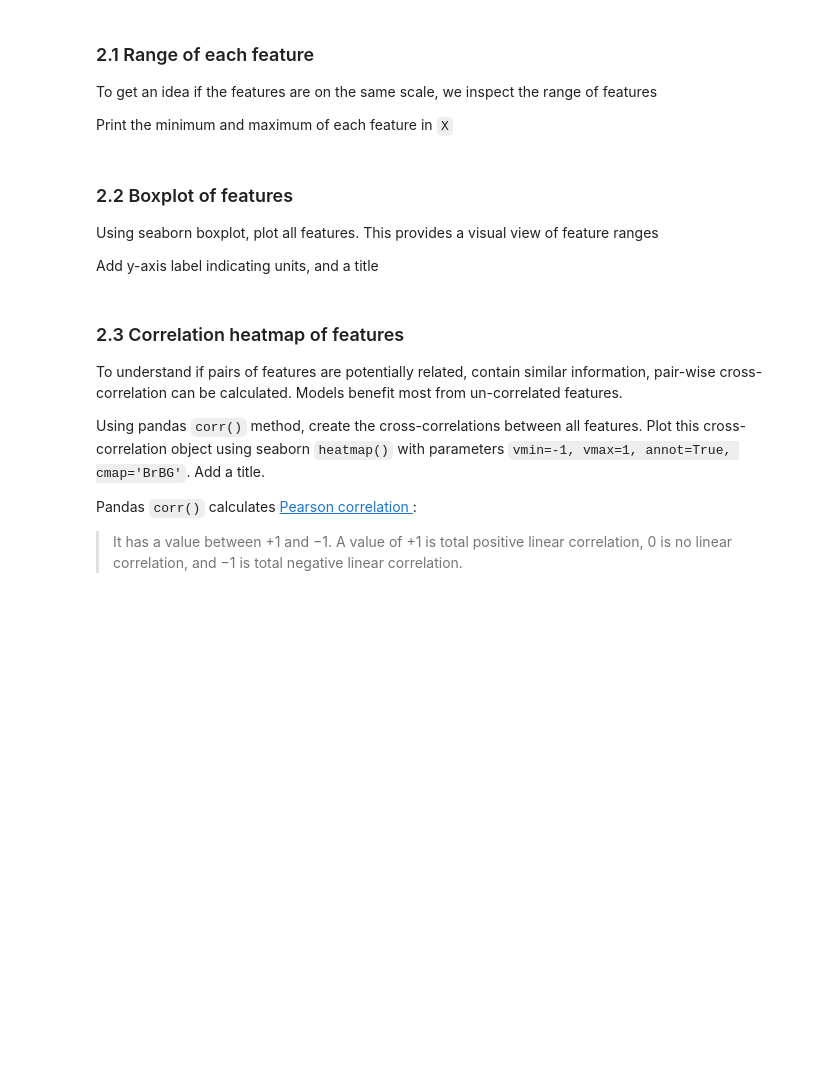
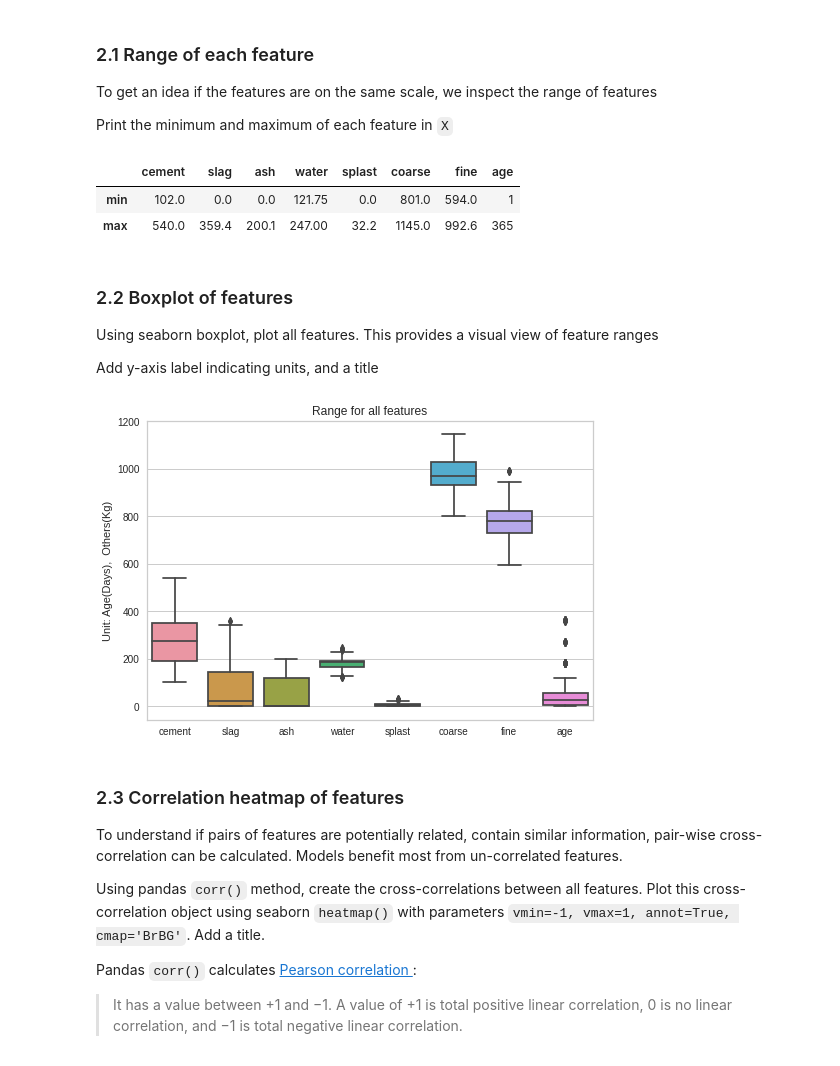
Before and after one commit to sofels/ENSF-611-Lab2, a Jupyter notebook: lab2.ipynb, the cells around one changed output. Cells and saved outputs as stored; diff of their text form; code cells hidden in the pictures; blank space fills up the shorter version.

```diff
--- a/lab2.ipynb
+++ b/lab2.ipynb
@@ -41,3 +48,6 @@ Load the Dataset object with `load_concrete()` using `return_dataset=True`
 Print the README of the Dataset object
 # %%
 #TODO: load the yellowbrick concrete Dataset object and access the README
+from yellowbrick.datasets.loaders import load_concrete
+conc_data = load_concrete(return_dataset=True)
+print(conc_data.README)
@@ -52,3 +80,11 @@ Load the concrete data set into feature matrix `X` and target vector `y`
 Print dimensions and type of `X`, `y`
 # %%
 #TODO: Load feature matrix X and target vector y, print shapes
+X, y = conc_data.to_data()
+print("Shape and Type of X")
+print(X.shape)
+print(type(X))
+
+print("Shape and Type of y")
+print(y.shape)
+print(type(y))
@@ -61,6 +113,11 @@ To get an idea if the features are on the same scale, we inspect the range of fe
 Print the minimum and maximum of each feature in `X`
 # %%
 # TODO: print range (minimum and maximum) of features
+X.aggregate(['min', 'max'])
+# %% [output]
+|  | cement | slag | ash | water | splast | coarse | fine | age |
+| min | 102.0 | 0.0 | 0.0 | 121.75 | 0.0 | 801.0 | 594.0 | 1 |
+| max | 540.0 | 359.4 | 200.1 | 247.00 | 32.2 | 1145.0 | 992.6 | 365 |
 # %% [markdown]
 ### 2.2 Boxplot of features
 Using seaborn boxplot, plot all features. This provides a visual view of feature ranges
@@ -71,3 +126,13 @@ Add y-axis label indicating units, and a title
+# %%
+#TODO: add boxplot of features
+#plotting boxplot
+sns.boxplot(data=X);
+
+#adding title and y-axis label
+plt.title("Range for all features")
+plt.ylabel('Unit: Age(Days),  Others(Kg)');
+# %% [output]
+[figure, added]
 # %% [markdown]
 ### 2.3 Correlation heatmap of features
 
```
Also changed, not shown: parts of 10 cells of this notebook.
